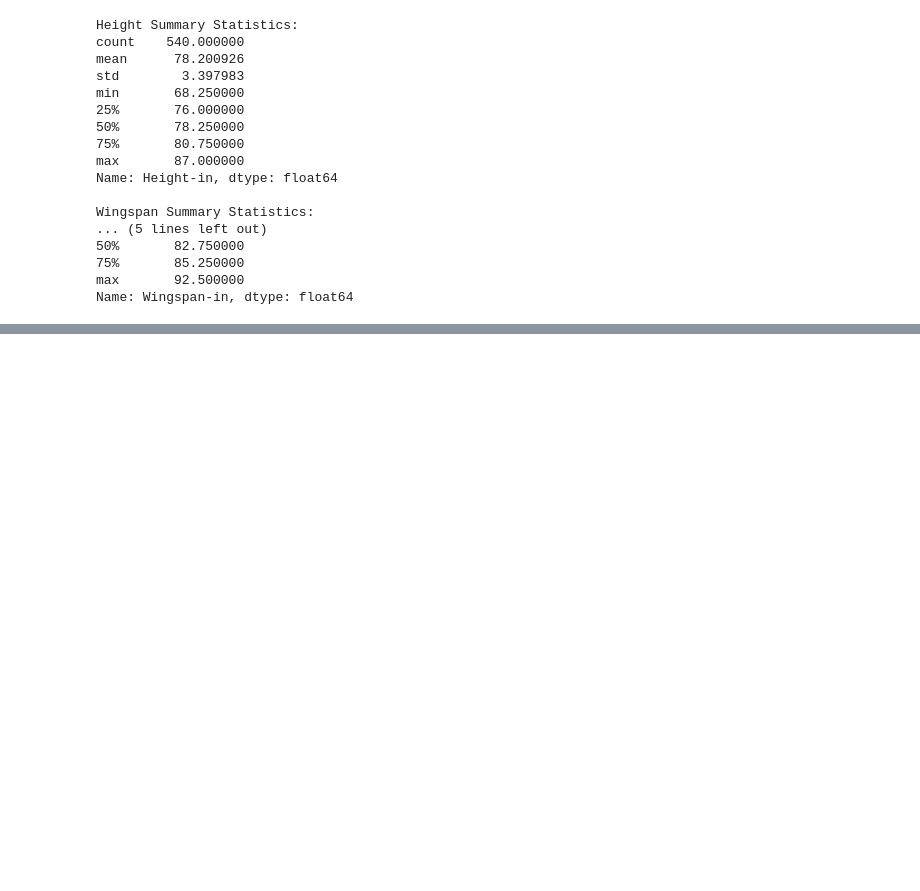
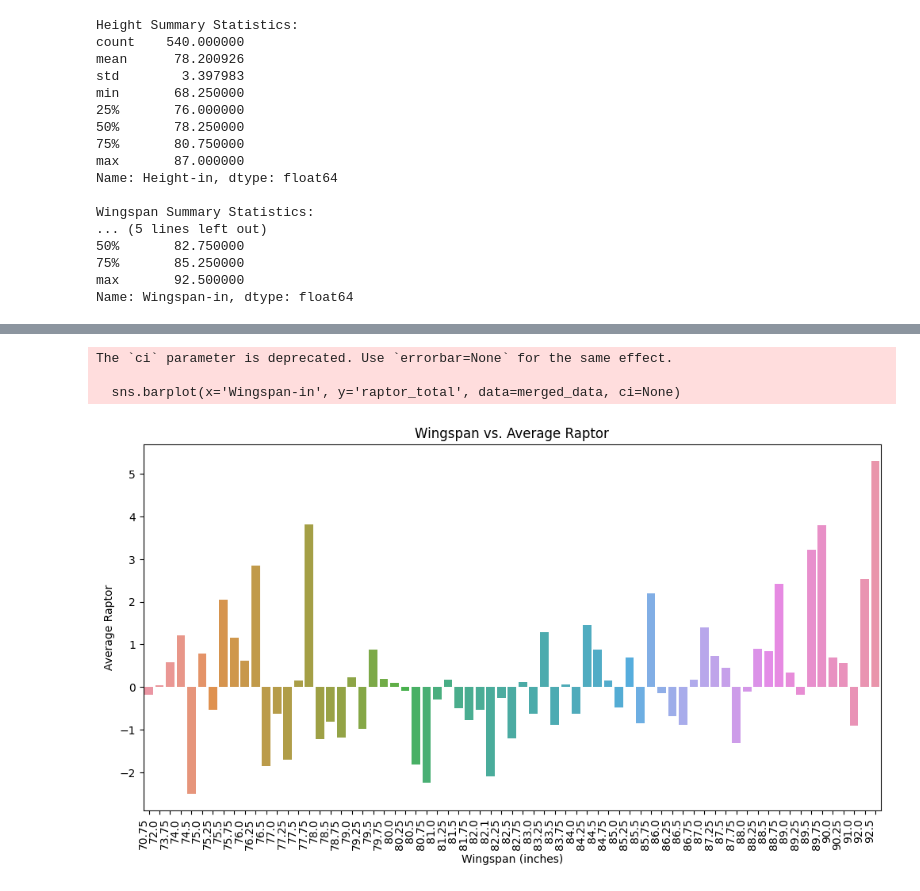
Before and after one commit to ipopStats/Nyhus_Popper_CMPS3160_Project, a Jupyter notebook: Wingspans.ipynb, the cells around one changed output, grey strips where cells are left out. Drawn from its saved outputs; the diff is of its cells as text; code cells hidden in the pictures; blank space fills up the shorter version.

```diff
--- a/Wingspans.ipynb
+++ b/Wingspans.ipynb
@@ -130,8 +134,8 @@ jupyter nbconvert --to html /content/drive/MyDrive/Nyhus_Popper_Notebook.ipynb
 %cd data
 !git sparse-checkout init --cone
 !git sparse-checkout set nba-raptor
-raptor = pd.read_csv('/content/data/nba-raptor/modern_RAPTOR_by_player.csv')
-print(raptor.head())
+raptor = raptor[raptor['mp'] > 400]
+raptor.head(5) #Read csv and display first 5 rows
 # %% [output]
 Cloning into 'data'...
 remote: Enumerating objects: 178, done.
@@ -156,0 +165,7 @@ NameError: ignored
+# %%
+import pandas as pd
+import matplotlib.pyplot as plt
+import seaborn as sns
+
+#Join datasets
+merged_data = pd.merge(raptor, wingspan, how='inner', left_on='player_name', right_on='Player')
@@ -156,0 +191,16 @@ NameError: ignored
+# %%
+# Grouped bar chart: Wingspan vs. Average Raptor
+plt.figure(figsize=(12, 6))
+
+sns.barplot(x='Wingspan-in', y='raptor_total', data=merged_data, ci=None)
+plt.title('Wingspan vs. Average Raptor')
+plt.xlabel('Wingspan (inches)')
+plt.ylabel('Average Raptor')
+
+plt.xticks(rotation=90, ha='right')
+plt.show()
+# %% [output]
+The `ci` parameter is deprecated. Use `errorbar=None` for the same effect.
+
+  sns.barplot(x='Wingspan-in', y='raptor_total', data=merged_data, ci=None)
+[figure, added]
```
Also changed, not shown: parts of 7 cells of this notebook.
